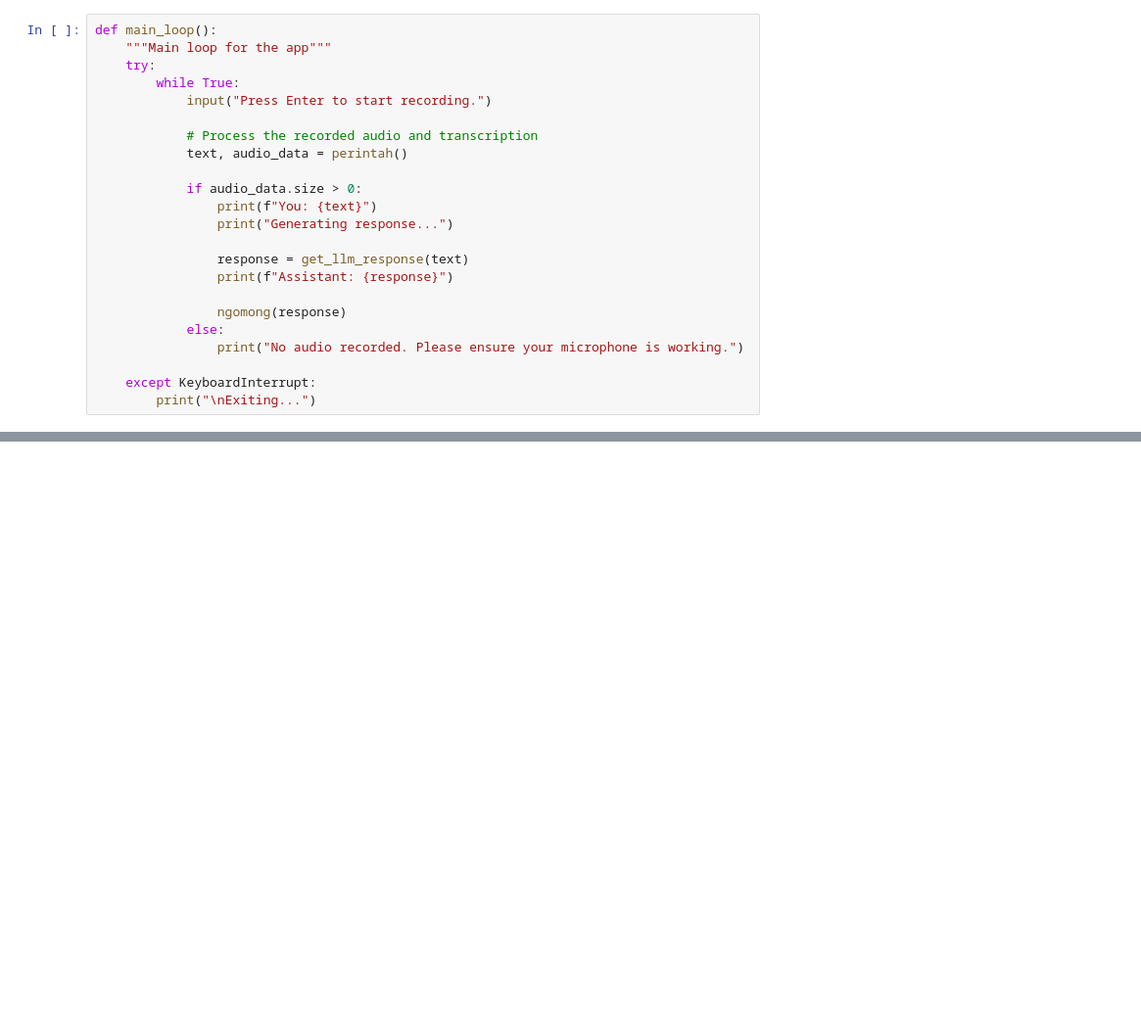
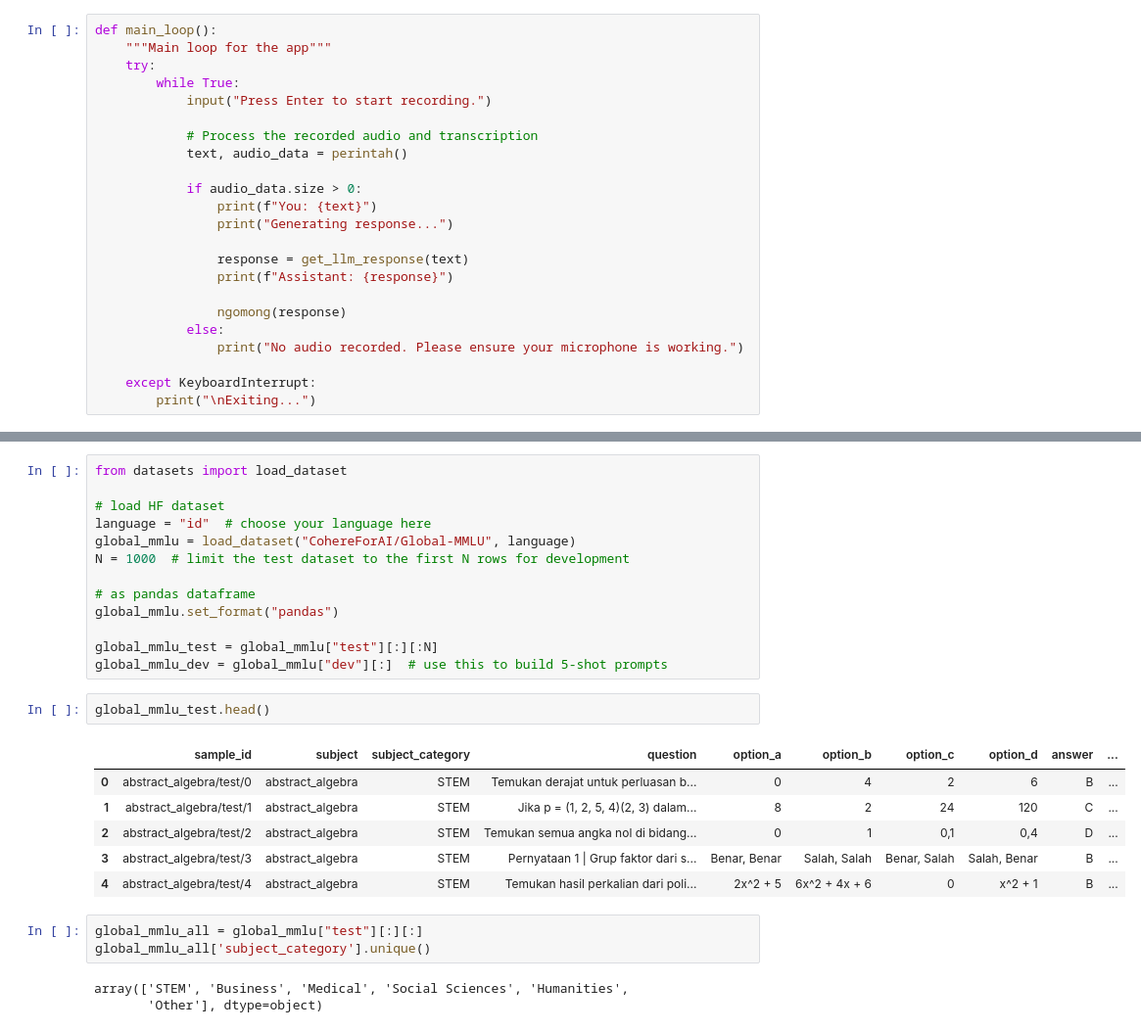
Before and after one commit to kimberlymazel/kata-ondevice, a Jupyter notebook: Llama1B-Instruct.ipynb, the cells around one changed output, grey strips where cells are left out. Shown at 98% size. Cells and saved outputs as stored; diff of their text form; blank space fills up the shorter version.

```diff
--- a/Llama1B-Instruct.ipynb
+++ b/Llama1B-Instruct.ipynb
@@ -159,0 +142,28 @@ Exiting...
+# %%
+from datasets import load_dataset
+
+# load HF dataset
+language = "id"  # choose your language here
+global_mmlu = load_dataset("CohereForAI/Global-MMLU", language)
+N = 1000  # limit the test dataset to the first N rows for development
+
+# as pandas dataframe
+global_mmlu.set_format("pandas")
+
+global_mmlu_test = global_mmlu["test"][:][:N]
+global_mmlu_dev = global_mmlu["dev"][:]  # use this to build 5-shot prompts
+# %%
+global_mmlu_test.head()
+# %% [output]
+|  | sample_id | subject | subject_category | question | option_a | option_b | option_c | option_d | answer | ... |
+| 0 | abstract_algebra/test/0 | abstract_algebra | STEM | Temukan derajat untuk perluasan b... | 0 | 4 | 2 | 6 | B | ... |
+| 1 | abstract_algebra/test/1 | abstract_algebra | STEM | Jika p = (1, 2, 5, 4)(2, 3) dalam... | 8 | 2 | 24 | 120 | C | ... |
+| 2 | abstract_algebra/test/2 | abstract_algebra | STEM | Temukan semua angka nol di bidang... | 0 | 1 | 0,1 | 0,4 | D | ... |
+| 3 | abstract_algebra/test/3 | abstract_algebra | STEM | Pernyataan 1 | Grup faktor dari s... | Benar, Benar | Salah, Salah | Benar, Salah | Salah, Benar | B | ... |
+| 4 | abstract_algebra/test/4 | abstract_algebra | STEM | Temukan hasil perkalian dari poli... | 2x^2 + 5 | 6x^2 + 4x + 6 | 0 | x^2 + 1 | B | ... |
+# %%
+global_mmlu_all = global_mmlu["test"][:][:]
+global_mmlu_all['subject_category'].unique()
+# %% [output]
+array(['STEM', 'Business', 'Medical', 'Social Sciences', 'Humanities',
+       'Other'], dtype=object)
```
Also changed, not shown: parts of 28 cells of this notebook.
